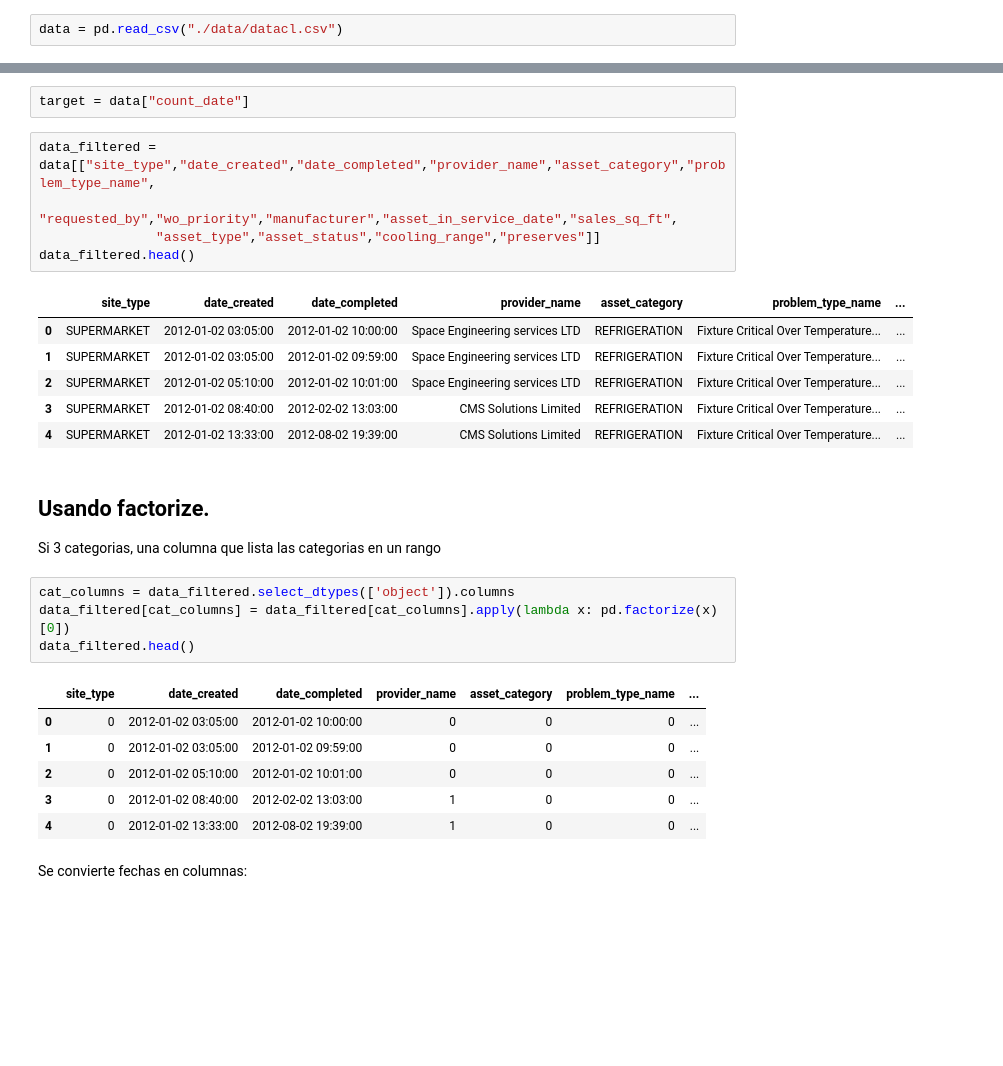
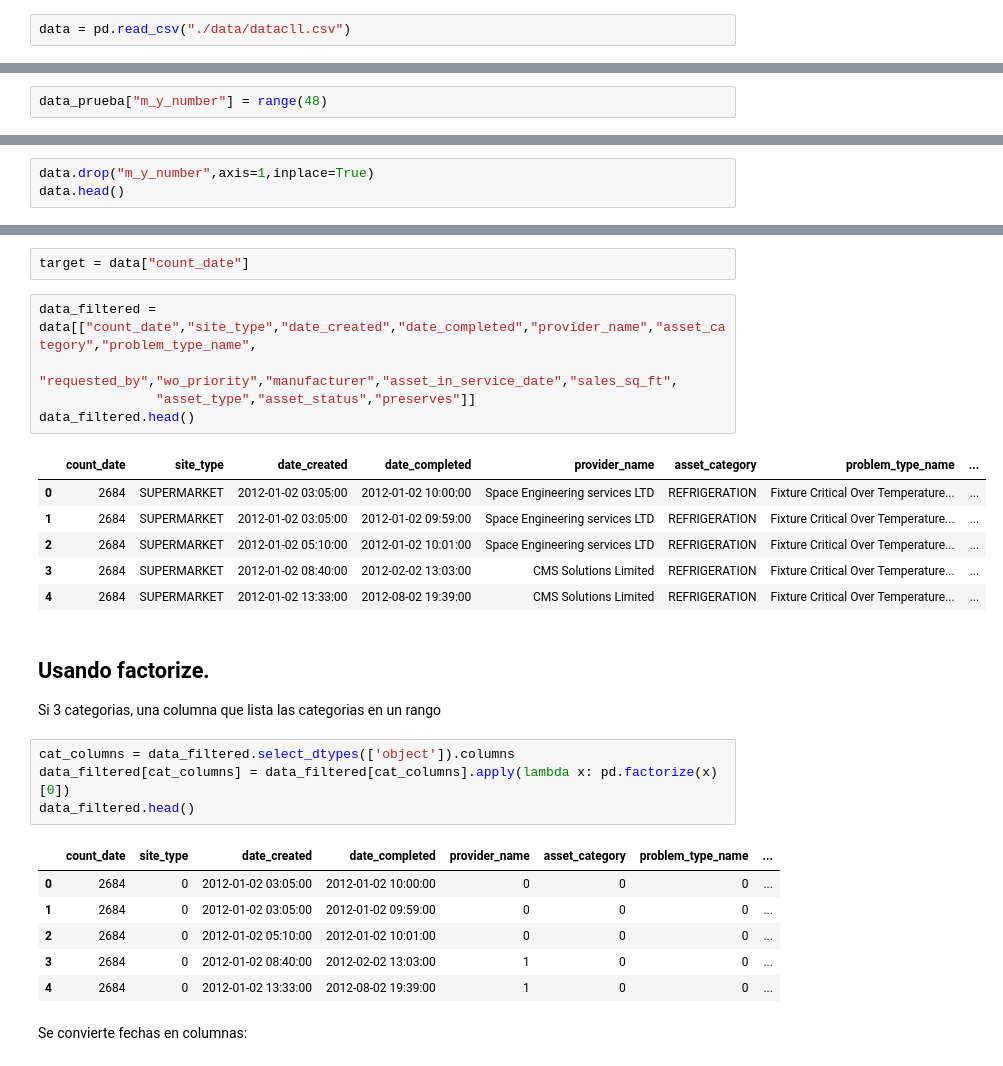
Before and after one commit to sergioduquem15/FINAL_PROJECT_DataMining, a Jupyter notebook: 2-EDA_analysis.ipynb, the cells around one changed output, grey strips where cells are left out. Drawn from its saved outputs; the diff is of its cells as text; blank space fills up the shorter version.

```diff
--- a/2-EDA_analysis.ipynb
+++ b/2-EDA_analysis.ipynb
@@ -41,7 +42,7 @@ Lets look at the data
 * Asset Type ---------------------------------------- REMOTE MULTIDECK (fridge can be open, closed, cabinet etc)
 * Asset Status ---------------------------------------------- Inactive (is the asset active today -time of generating dataset)
 # %%
-data = pd.read_csv("./data/datacl.csv")
+data = pd.read_csv("./data/datacll.csv")
 # %%
 %%time
 data["date_created"] = pd.DatetimeIndex(data.date_created)
@@ -62,3 +62,5 @@ data.head(3)
 data_prueba = data.date_created.dt.to_period('M').value_counts().reset_index()
 data_prueba.columns = ["month_year","count_date"]
 data_prueba = data_prueba.sort_values(by=['month_year'])
+# %%
+data_prueba["m_y_number"] = range(48)
@@ -77,0 +98,3 @@ data[["month_year","date_created","count_date"]].head()
+# %%
+data.drop("m_y_number",axis=1,inplace=True)
+data.head()
@@ -121,17 +154,17 @@ Seleccionamos las columnas que pueden servir para un primer modelo.
 # %%
 target = data["count_date"]
 # %%
-data_filtered = data[["site_type","date_created","date_completed","provider_name","asset_category","problem_type_name",
+data_filtered = data[["count_date","site_type","date_created","date_completed","provider_name","asset_category","problem_type_name",
                "requested_by","wo_priority","manufacturer","asset_in_service_date","sales_sq_ft",
-               "asset_type","asset_status","cooling_range","preserves"]]
+               "asset_type","asset_status","preserves"]]
 data_filtered.head()
 # %% [output]
-|  | site_type | date_created | date_completed | provider_name | asset_category | problem_type_name | ... |
-| 0 | SUPERMARKET | 2012-01-02 03:05:00 | 2012-01-02 10:00:00 | Space Engineering services LTD | REFRIGERATION | Fixture Critical Over Temperature... | ... |
-| 1 | SUPERMARKET | 2012-01-02 03:05:00 | 2012-01-02 09:59:00 | Space Engineering services LTD | REFRIGERATION | Fixture Critical Over Temperature... | ... |
-| 2 | SUPERMARKET | 2012-01-02 05:10:00 | 2012-01-02 10:01:00 | Space Engineering services LTD | REFRIGERATION | Fixture Critical Over Temperature... | ... |
-| 3 | SUPERMARKET | 2012-01-02 08:40:00 | 2012-02-02 13:03:00 | CMS Solutions Limited | REFRIGERATION | Fixture Critical Over Temperature... | ... |
-| 4 | SUPERMARKET | 2012-01-02 13:33:00 | 2012-08-02 19:39:00 | CMS Solutions Limited | REFRIGERATION | Fixture Critical Over Temperature... | ... |
+|  | count_date | site_type | date_created | date_completed | provider_name | asset_category | problem_type_name | ... |
+| 0 | 2684 | SUPERMARKET | 2012-01-02 03:05:00 | 2012-01-02 10:00:00 | Space Engineering services LTD | REFRIGERATION | Fixture Critical Over Temperature... | ... |
+| 1 | 2684 | SUPERMARKET | 2012-01-02 03:05:00 | 2012-01-02 09:59:00 | Space Engineering services LTD | REFRIGERATION | Fixture Critical Over Temperature... | ... |
+| 2 | 2684 | SUPERMARKET | 2012-01-02 05:10:00 | 2012-01-02 10:01:00 | Space Engineering services LTD | REFRIGERATION | Fixture Critical Over Temperature... | ... |
+| 3 | 2684 | SUPERMARKET | 2012-01-02 08:40:00 | 2012-02-02 13:03:00 | CMS Solutions Limited | REFRIGERATION | Fixture Critical Over Temperature... | ... |
+| 4 | 2684 | SUPERMARKET | 2012-01-02 13:33:00 | 2012-08-02 19:39:00 | CMS Solutions Limited | REFRIGERATION | Fixture Critical Over Temperature... | ... |
 # %% [markdown]
 ## Usando factorize.
 Si 3 categorias, una columna que lista las categorias en un rango
@@ -140,12 +173,12 @@ cat_columns = data_filtered.select_dtypes(['object']).columns
 data_filtered[cat_columns] = data_filtered[cat_columns].apply(lambda x: pd.factorize(x)[0])
 data_filtered.head()
 # %% [output]
-|  | site_type | date_created | date_completed | provider_name | asset_category | problem_type_name | ... |
-| 0 | 0 | 2012-01-02 03:05:00 | 2012-01-02 10:00:00 | 0 | 0 | 0 | ... |
-| 1 | 0 | 2012-01-02 03:05:00 | 2012-01-02 09:59:00 | 0 | 0 | 0 | ... |
-| 2 | 0 | 2012-01-02 05:10:00 | 2012-01-02 10:01:00 | 0 | 0 | 0 | ... |
-| 3 | 0 | 2012-01-02 08:40:00 | 2012-02-02 13:03:00 | 1 | 0 | 0 | ... |
-| 4 | 0 | 2012-01-02 13:33:00 | 2012-08-02 19:39:00 | 1 | 0 | 0 | ... |
+|  | count_date | site_type | date_created | date_completed | provider_name | asset_category | problem_type_name | ... |
+| 0 | 2684 | 0 | 2012-01-02 03:05:00 | 2012-01-02 10:00:00 | 0 | 0 | 0 | ... |
+| 1 | 2684 | 0 | 2012-01-02 03:05:00 | 2012-01-02 09:59:00 | 0 | 0 | 0 | ... |
+| 2 | 2684 | 0 | 2012-01-02 05:10:00 | 2012-01-02 10:01:00 | 0 | 0 | 0 | ... |
+| 3 | 2684 | 0 | 2012-01-02 08:40:00 | 2012-02-02 13:03:00 | 1 | 0 | 0 | ... |
+| 4 | 2684 | 0 | 2012-01-02 13:33:00 | 2012-08-02 19:39:00 | 1 | 0 | 0 | ... |
 # %% [markdown]
 Se convierte fechas en columnas:
 # %%
```
Also changed, not shown: parts of 50 cells of this notebook, 2 other files.
